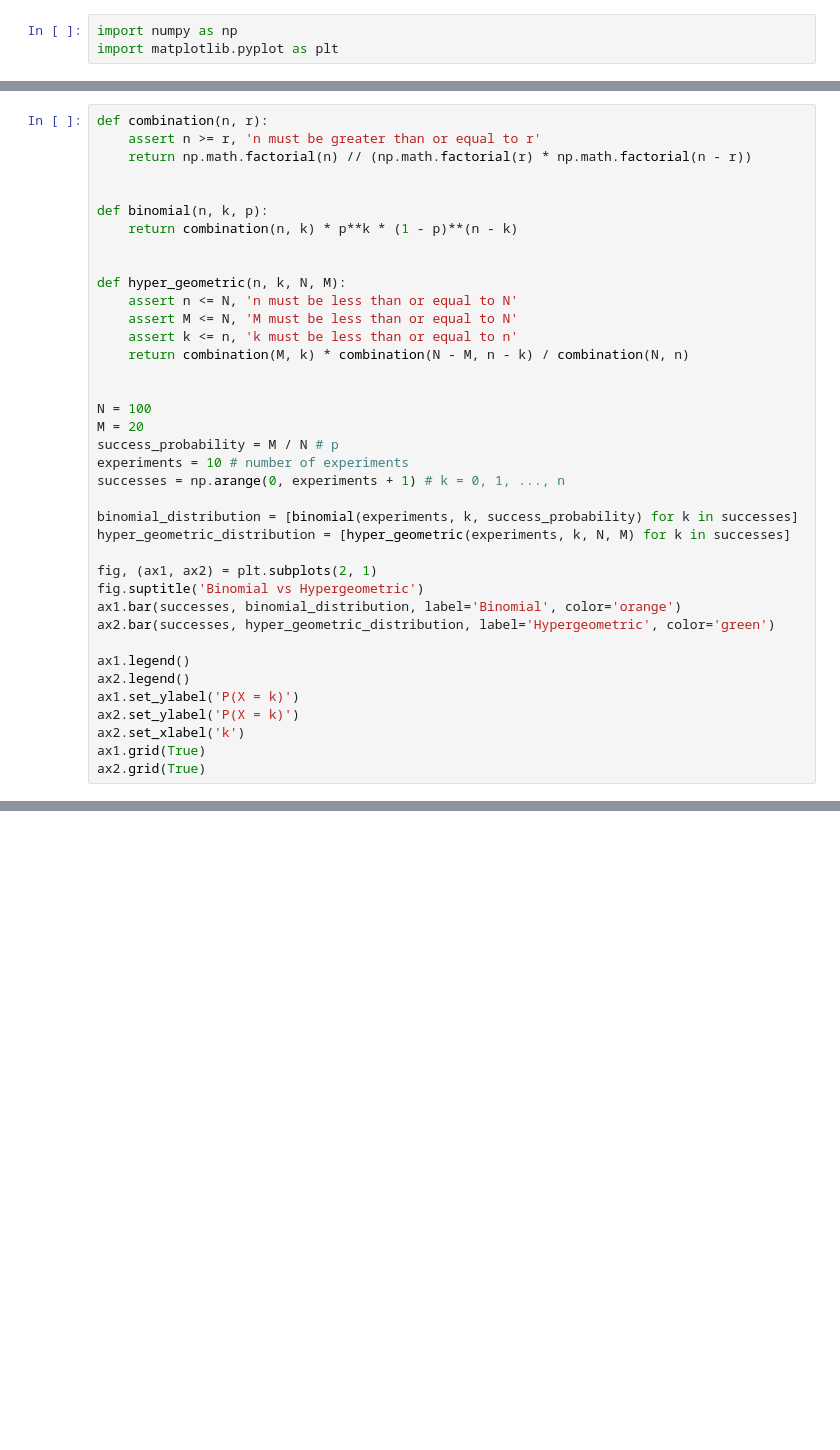
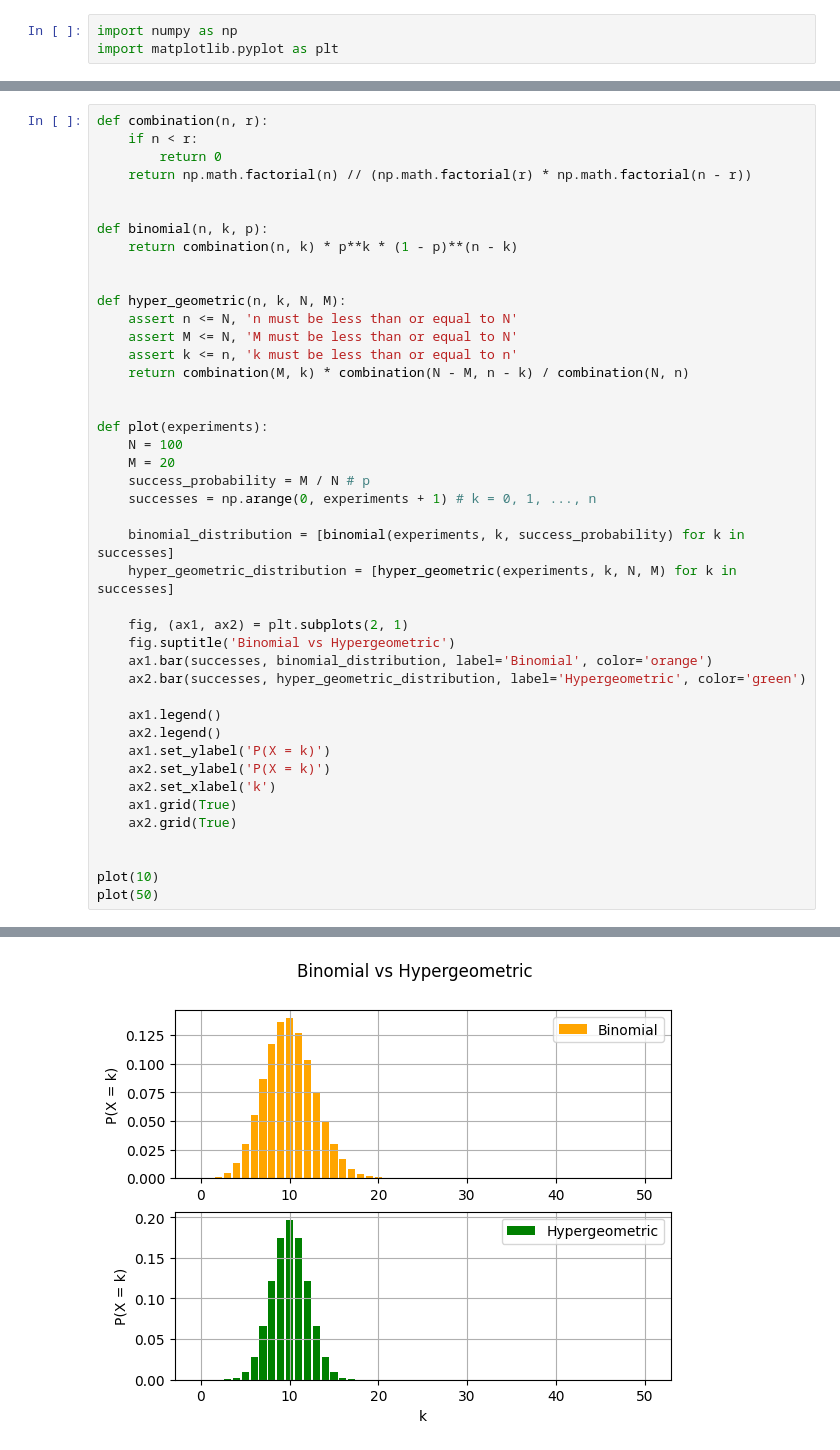
Before and after one commit to ILoveBacteria/probability-course-exercise, a Jupyter notebook: notebook.ipynb, the cells around one changed output, grey strips where cells are left out. Saved outputs shown, nothing was run; the diff lists cells and outputs as text; blank space fills up the shorter version.

```diff
--- a/notebook.ipynb
+++ b/notebook.ipynb
@@ -12,40 +10,46 @@ import matplotlib.pyplot as plt
 # %%
 def combination(n, r):
-    assert n >= r, 'n must be greater than or equal to r'
+    if n < r:
+        return 0
     return np.math.factorial(n) // (np.math.factorial(r) * np.math.factorial(n - r))
 
 
 def binomial(n, k, p):
     return combination(n, k) * p**k * (1 - p)**(n - k)
 
 
 def hyper_geometric(n, k, N, M):
     assert n <= N, 'n must be less than or equal to N'
     assert M <= N, 'M must be less than or equal to N'
     assert k <= n, 'k must be less than or equal to n'
     return combination(M, k) * combination(N - M, n - k) / combination(N, n)
 
 
-N = 100
-M = 20
-success_probability = M / N # p
-experiments = 10 # number of experiments
-successes = np.arange(0, experiments + 1) # k = 0, 1, ..., n
+def plot(experiments):
+    N = 100
+    M = 20
+    success_probability = M / N # p
+    successes = np.arange(0, experiments + 1) # k = 0, 1, ..., n
 
-binomial_distribution = [binomial(experiments, k, success_probability) for k in successes]
-hyper_geometric_distribution = [hyper_geometric(experiments, k, N, M) for k in successes]
+    binomial_distribution = [binomial(experiments, k, success_probability) for k in successes]
+    hyper_geometric_distribution = [hyper_geometric(experiments, k, N, M) for k in successes]
 
-fig, (ax1, ax2) = plt.subplots(2, 1)
-fig.suptitle('Binomial vs Hypergeometric')
-ax1.bar(successes, binomial_distribution, label='Binomial', color='orange')
-ax2.bar(successes, hyper_geometric_distribution, label='Hypergeometric', color='green')
+    fig, (ax1, ax2) = plt.subplots(2, 1)
+    fig.suptitle('Binomial vs Hypergeometric')
+    ax1.bar(successes, binomial_distribution, label='Binomial', color='orange')
+    ax2.bar(successes, hyper_geometric_distribution, label='Hypergeometric', color='green')
 
-ax1.legend()
-ax2.legend()
-ax1.set_ylabel('P(X = k)')
-ax2.set_ylabel('P(X = k)')
-ax2.set_xlabel('k')
-ax1.grid(True)
-ax2.grid(True)
+    ax1.legend()
+    ax2.legend()
+    ax1.set_ylabel('P(X = k)')
+    ax2.set_ylabel('P(X = k)')
+    ax2.set_xlabel('k')
+    ax1.grid(True)
+    ax2.grid(True)
+
+
+plot(10)
+plot(50)
 # %% [output]
 [figure]
+[figure, added]
```
Also changed, not shown: parts of 1 cell of this notebook.
